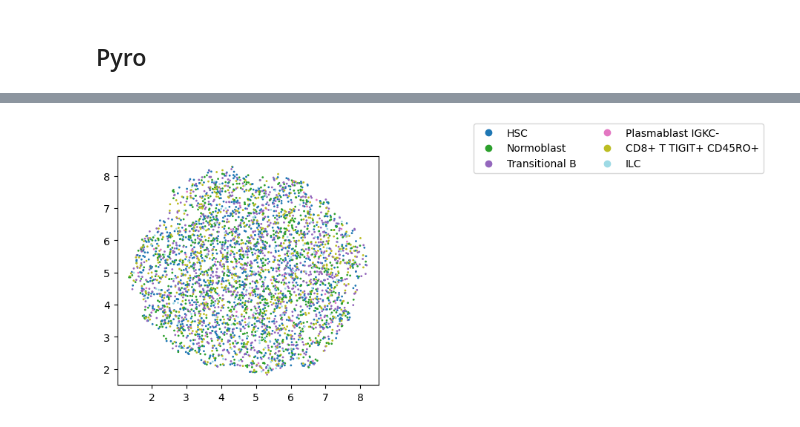
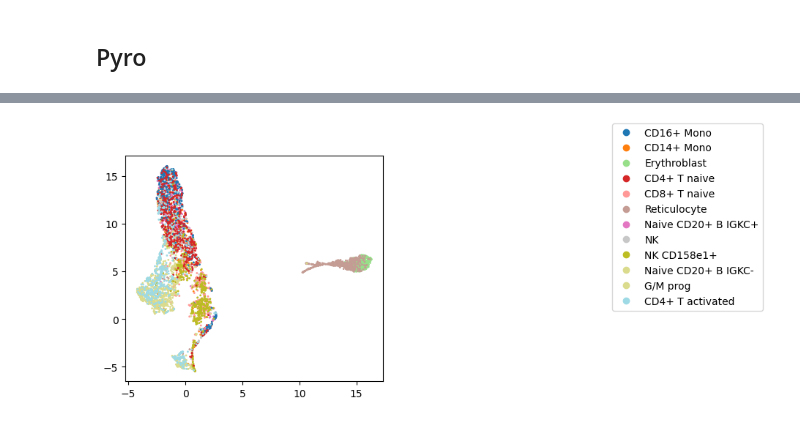
Before and after one commit to slietar/su-courses, a Jupyter notebook: deeplife/hackaton/notebook.ipynb, the cells around one changed output, grey strips where cells are left out. Saved outputs shown, nothing was run; the diff lists cells and outputs as text; code cells hidden in the pictures.

```diff
--- a/deeplife/hackaton/notebook.ipynb
+++ b/deeplife/hackaton/notebook.ipynb
@@ -17,4 +45,4 @@ pbmc_source.obs['cell_type_id'] = np.array([cell_type_labels.index(label) for la
 # %%
-pbmc = pbmc_source[pbmc_source.obs['cell_type_id'] < 6, :]
-pbmc = pbmc[np.random.permutation(pbmc.shape[0])[:4000], :]
-pbmc
+# pbmc = pbmc_source[pbmc_source.obs['cell_type_id'] < 6, :]
+# pbmc = pbmc[np.random.permutation(pbmc.shape[0])[:2000], :]
+# pbmc
@@ -66,7 +121,8 @@ class FA(PyroModule):
     super().__init__()
     pyro.clear_param_store()
 
-    self.datas = [torch.as_tensor(data) for data in datas] # samples x variables
+    # self.datas = [torch.as_tensor(data) for data in datas] # samples x variables
+    self.datas = datas
     self.latent_count = latent_count
     # self.modality_count = len(self.datas)
 
@@ -79,31 +135,32 @@ class FA(PyroModule):
     self.latent_factor_plate = pyro.plate('latent factors', self.latent_count, dim=-1)
 
   def model(self):
-    epss = []
+    # epss = []
 
-    for modality_index, modality_size in enumerate(data.shape[1] for data in self.datas):
-      with pyro.plate(f'feature_{modality_index}p', modality_size):
-        tau = pyro.sample(f'tau_{modality_index}', pyro.distributions.Gamma(1e-14, 1e-14))
-        eps = pyro.sample(f'eps_{modality_index}', pyro.distributions.Normal(0, 1 / (1e-10 + tau)))
-        epss.append(eps)
+    # for modality_index, modality_size in enumerate(data.shape[1] for data in self.datas):
+    #   with pyro.plate(f'feature_{modality_index}p', modality_size):
+    #     tau = pyro.sample(f'tau_{modality_index}', pyro.distributions.Gamma(1e-14, 1e-14)).to(device)
+    #     eps = pyro.sample(f'eps_{modality_index}', pyro.distributions.Normal(0, 1 / (1e-10 + tau))).to(device)
+    #     epss.append(eps)
 
     with self.latent_factor_plate:
       with self.sample_plate:
-        Z = pyro.sample('Z', pyro.distributions.Normal(0, 1))
+        Z = pyro.sample('Z', pyro.distributions.Normal(0, 1)).to(device)
 
     with self.latent_factor_plate:
       WS = []
 
       for modality_index, modality_size in enumerate(data.shape[1] for data in self.datas):
         with pyro.plate(f'feature_{modality_index}', modality_size):
-          WS.append(pyro.sample(f'W{modality_index}', pyro.distributions.Normal(0, 1)))
+          WS.append(pyro.sample(f'W{modality_index}', pyro.distributions.Normal(0, 1)).to(device))
 
-    Y_hat = [torch.matmul(Z, W.t()) + epss[modality_index] for modality_index, W in enumerate(WS)]
+    # Y_hat = [torch.matmul(Z, W.t()) + epss[modality_index] for modality_index, W in enumerate(WS)]
+    Y_hat = [torch.matmul(Z, W.t()) for modality_index, W in enumerate(WS)]
 
     for modality_index, data in enumerate(self.datas):
       with pyro.plate(f'feature_{modality_index}_', data.shape[1]), pyro.plate(f'sample_{modality_index}', self.sample_count):
-        scale = pyro.sample(f'scale_{modality_index}', pyro.distributions.LogNormal(0, 1))
-        pyro.sample(f'obs_{modality_index}', pyro.distributions.Normal(Y_hat[modality_index], scale), obs=data)
+        scale = pyro.sample(f'scale_{modality_index}', pyro.distributions.LogNormal(0, 1)).to(device)
+        pyro.sample(f'obs_{modality_index}', pyro.distributions.Normal(Y_hat[modality_index], scale), obs=data).to(device)
 
 
 def train(fa: FA, *, epoch_count: int):
@@ -129,11 +186,13 @@ def train(fa: FA, *, epoch_count: int):
 # %%
 # fa_gene = FA(data_gene.X.toarray(), latent_count=10)
 fa = FA([
-  data_prot.X.toarray(),
-  data_gene.X.toarray()
+  torch.as_tensor(data_prot.X.toarray()).to(device),
+  torch.as_tensor(data_gene.X.toarray()).to(device)
 ], latent_count=10)
 
-losses, guide = train(fa, epoch_count=2)
+fa = fa.to(device)
+
+losses, guide = train(fa, epoch_count=200)
 # %%
 result = guide()
 # %%
@@ -166,16 +231,17 @@ torch.Size([4000, 10])
 # %%
 # fig, (ax, _) = plt.subplots(ncols=2, figsize=(10, 4))
 fig = plt.figure(figsize=(10, 4))
 ax = plt.subplot(1, 2, 1)
 
+cell_type_ids = list(np.unique(pbmc.obs['cell_type_id']))
 cell_type_labels = list(set(pbmc.obs['cell_type']))
 cell_types = [cell_type_labels.index(label) for label in pbmc.obs['cell_type']]
 
 scatter = ax.scatter(embedding[:, 0], embedding[:, 1], c=pbmc.obs['cell_type_id'], cmap='tab20', s=1);
 
 fig.legend(
-  *scatter.legend_elements(num=range(len(np.unique(pbmc.obs['cell_type_id']))), fmt=FuncFormatter(lambda x, y: cell_type_labels[x])),
-  ncol=2
+  *scatter.legend_elements(num=cell_type_ids, fmt=FuncFormatter(lambda x, y: cell_type_labels[cell_type_ids.index(x)])),
+  ncol=1
 );
 # %% [output]
-[figure, old version]
+[figure, new version]
```
Also changed, not shown: parts of 12 cells of this notebook.
